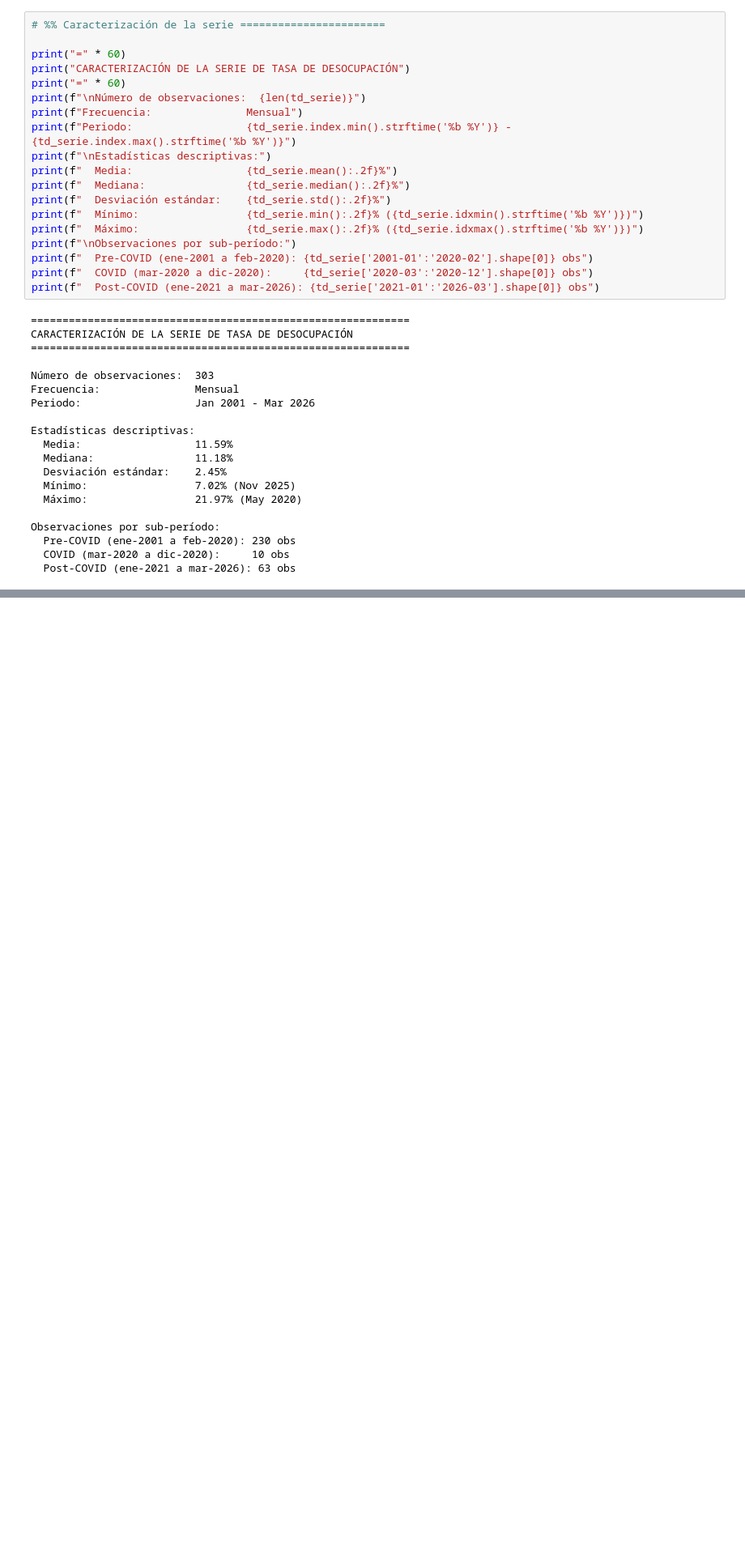
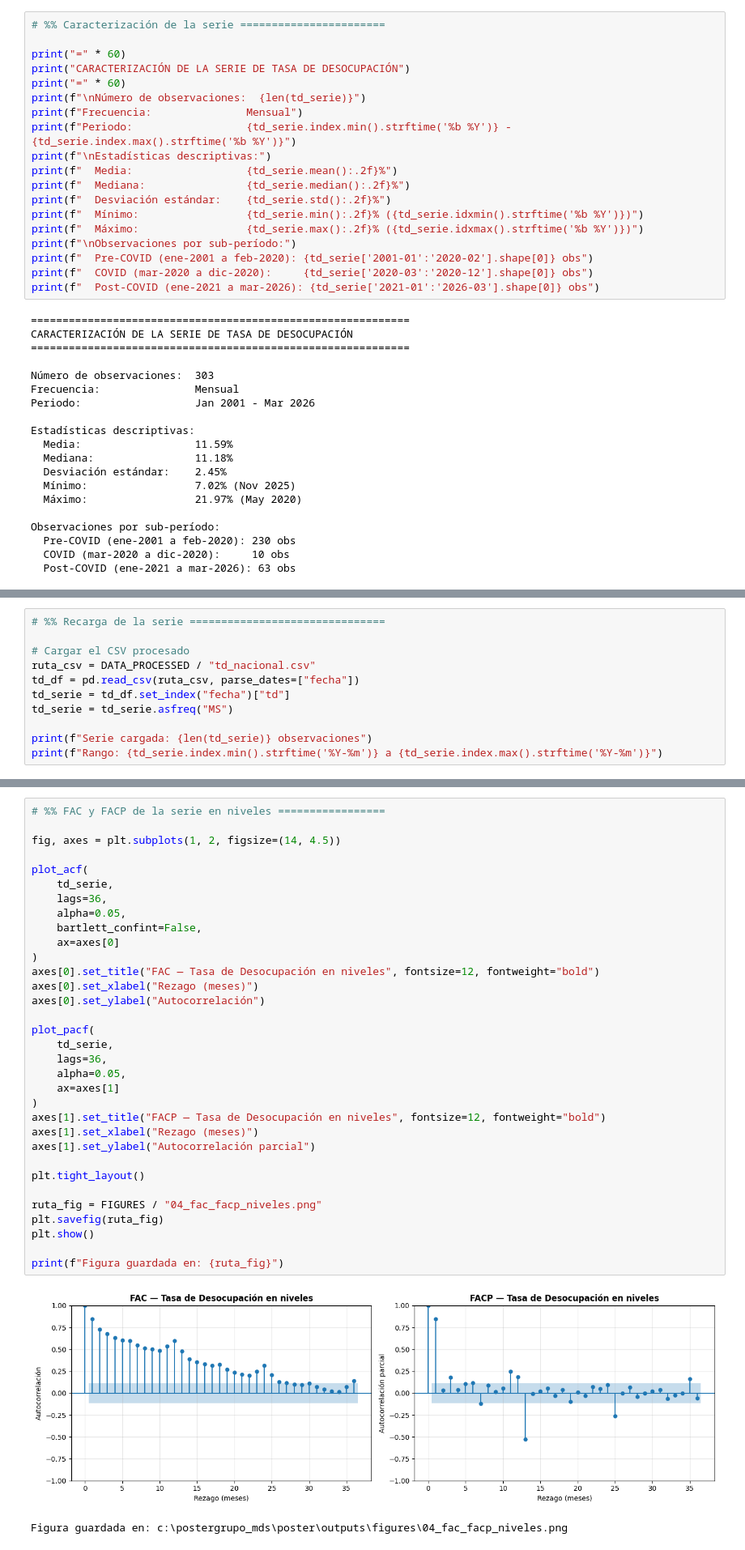
Before and after one commit to dilantovar/poster, a Jupyter notebook: notebooks/01_box_jenkins_td.ipynb, the cells around one changed output, grey strips where cells are left out. Shown at 81% size. Saved outputs shown, nothing was run; the diff lists cells and outputs as text; blank space fills up the shorter version.

```diff
--- a/notebooks/01_box_jenkins_td.ipynb
+++ b/notebooks/01_box_jenkins_td.ipynb
@@ -435,0 +456,11 @@ Observaciones por sub-período:
+# %%
+# %% Recarga de la serie ===============================
+
+# Cargar el CSV procesado
+ruta_csv = DATA_PROCESSED / "td_nacional.csv"
+td_df = pd.read_csv(ruta_csv, parse_dates=["fecha"])
+td_serie = td_df.set_index("fecha")["td"]
+td_serie = td_serie.asfreq("MS")
+
+print(f"Serie cargada: {len(td_serie)} observaciones")
+print(f"Rango: {td_serie.index.min().strftime('%Y-%m')} a {td_serie.index.max().strftime('%Y-%m')}")
@@ -435,0 +476,36 @@ Observaciones por sub-período:
+# %%
+# %% FAC y FACP de la serie en niveles =================
+
+fig, axes = plt.subplots(1, 2, figsize=(14, 4.5))
+
+plot_acf(
+    td_serie,
+    lags=36,
+    alpha=0.05,
+    bartlett_confint=False,
+    ax=axes[0]
+)
+axes[0].set_title("FAC — Tasa de Desocupación en niveles", fontsize=12, fontweight="bold")
+axes[0].set_xlabel("Rezago (meses)")
+axes[0].set_ylabel("Autocorrelación")
+
+plot_pacf(
+    td_serie,
+    lags=36,
+    alpha=0.05,
+    ax=axes[1]
+)
+axes[1].set_title("FACP — Tasa de Desocupación en niveles", fontsize=12, fontweight="bold")
+axes[1].set_xlabel("Rezago (meses)")
+axes[1].set_ylabel("Autocorrelación parcial")
+
+plt.tight_layout()
+
+ruta_fig = FIGURES / "04_fac_facp_niveles.png"
+plt.savefig(ruta_fig)
+plt.show()
+
+print(f"Figura guardada en: {ruta_fig}")
+# %% [output]
+[figure, added]
+Figura guardada en: c:\postergrupo_mds\poster\outputs\figures\04_fac_facp_niveles.png
```
Also changed, not shown: parts of 17 cells of this notebook, 7 other files.
